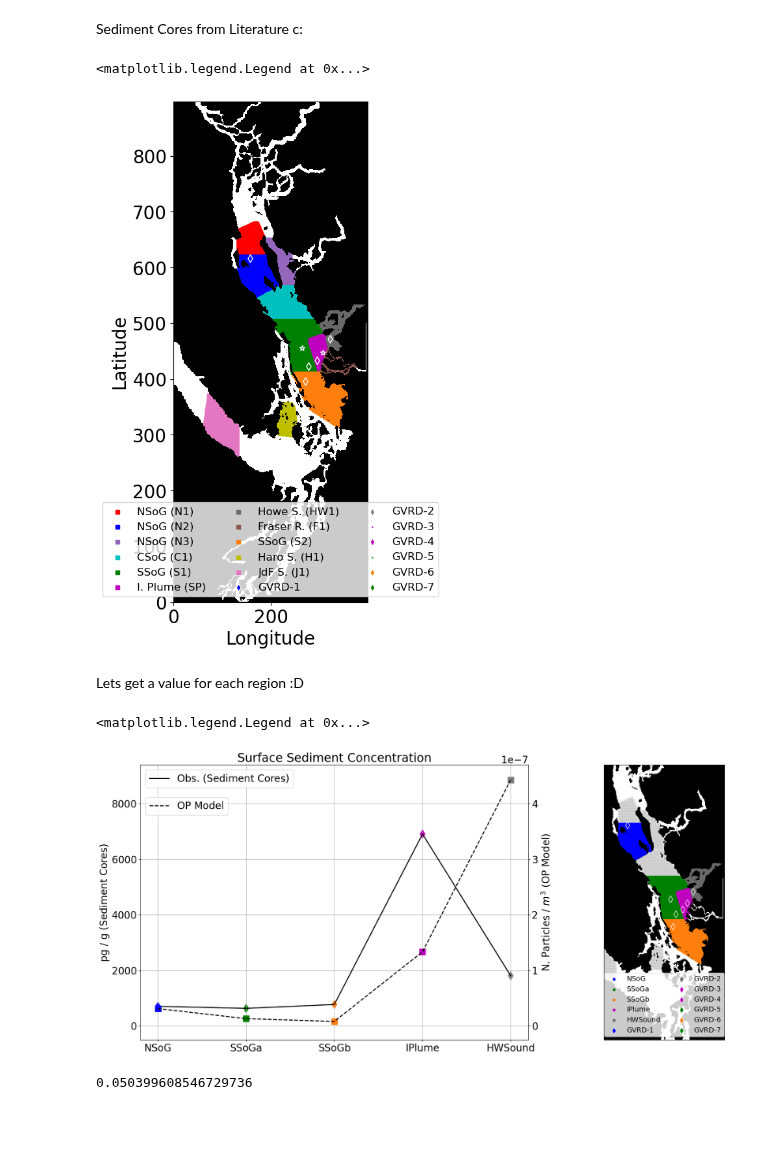
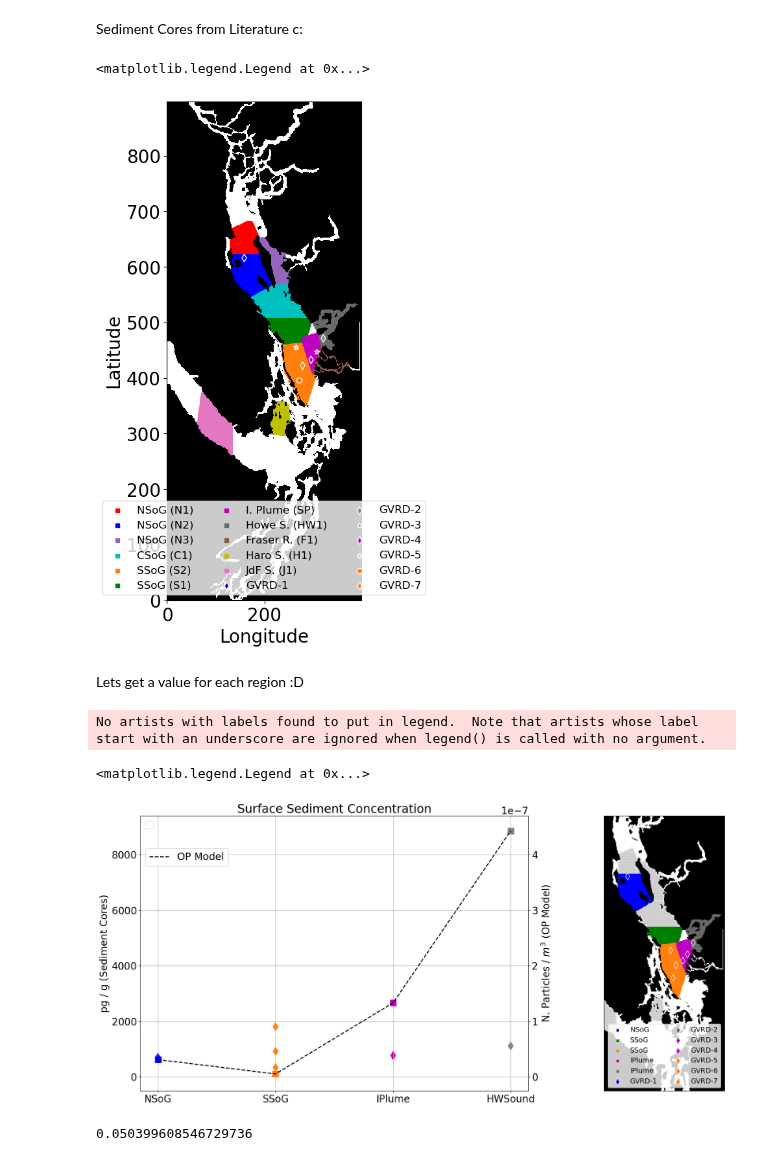
Before and after one commit to SalishSeaCast/analysis-vicente, a Jupyter notebook: Ocean_Parcels/PBDE_simulations/sediment_comparison.ipynb, the cells around one changed output. Drawn from its saved outputs; the diff is of its cells as text; code cells hidden in the pictures; blank space fills up the shorter version.

```diff
--- a/Ocean_Parcels/PBDE_simulations/sediment_comparison.ipynb
+++ b/Ocean_Parcels/PBDE_simulations/sediment_comparison.ipynb
@@ -28,7 +28,7 @@ values_cores = np.array([711, 1810, 12700, 1120, 927, 778, 347]) # pg / g
 lon_cores = (-1) * np.array([124 + (38.282/60), 123 + (18.517/60), 123 + (17.991/60), 123 + (18.718/60), 123 + (32.731/60), 123 + (18.812/60), 123 + (22.162/60)])
 lat_cores = np.array([49 + (35.515/60), 49 + (19.902/60), 49 + (12.467/60), 49 + (7.778/60), 49 + (9.877/60), 48 + (56.192/60), 49 + (3.340/60)])
 cores_labels = ['GVRD-1', 'GVRD-2', 'GVRD-3', 'GVRD-4', 'GVRD-5', 'GVRD-6', 'GVRD-7']
-cores_markers = ['d', 'd', '*', 'd', '*', 'd', 'd']
+cores_markers = ['d', 'd', '*', 'd', '*', 'o', 'd']
 #############################################################################################
 points_x_N1, points_y_N1 = Regions_functions_V2.points_x_N1, Regions_functions_V2.points_y_N1
 points_x_N2, points_y_N2 = Regions_functions_V2.points_x_N2, Regions_functions_V2.points_y_N2
@@ -56,36 +56,36 @@ coords = xr.open_dataset('/ocean/vvalenzuela/MOAD/grid/coordinates_seagrid_Salis
 mask = xr.open_dataset('/ocean/vvalenzuela/MOAD/grid2/mesh_mask202108_TDV.nc')
 bathy = xr.open_dataset('/ocean/vvalenzuela/MOAD/grid/bathymetry_202108.nc')
 colors = [(0, 0, 0, 1),  # Black for land (1)
           (0, 0, 0, 0)]  # Transparent for water (0)
 cmap = ListedColormap(colors)
 fig, ax = plt.subplots(figsize = (8,10))
 ax.scatter(points_x_N1, points_y_N1, c = colors_regions[0], s = 20, marker = 's', label=regions[0])
 ax.scatter(points_x_N2, points_y_N2, c = colors_regions[1],s = 20,  marker = 's', label=regions[1])
 ax.scatter(points_x_N3, points_y_N3, c = colors_regions[2],s = 20,  marker = 's', label=regions[2])
 ax.scatter(points_x_C1, points_y_C1, c = colors_regions[3],s = 20, marker = 's', label=regions[3])
+ax.scatter(points_x_S2, points_y_S2,c = colors_regions[8], s = 20 ,marker = 's', label=regions[8])
 ax.scatter(points_x_S1, points_y_S1, c = colors_regions[4],s = 20, marker = 's', label=regions[4])
 ax.scatter(points_x_SP, points_y_SP, c = colors_regions[5],s = 20, marker = 's', label=regions[5])
 ax.scatter(points_x_HW1, points_y_HW1,c = colors_regions[6], s = 20, marker = 's', label=regions[6])
 ax.scatter(points_x_F1, points_y_F1, c = colors_regions[7], s = 20, marker = 's',label=regions[7])
-ax.scatter(points_x_S2, points_y_S2,c = colors_regions[8], s = 20 ,marker = 's', label=regions[8])
 ax.scatter(points_x_H1, points_y_H1,c = colors_regions[9],s = 20,marker = 's', label=regions[9])
 ax.scatter(points_x_J1, points_y_J1, c = colors_regions[10],s = 20,marker = 's', label=regions[10])
 ax.pcolormesh(mask['tmask'][0][0], cmap = cmap)
 #
-color_cores = ['b', 'tab:gray', 'm','m', 'g','tab:orange', 'g']
+color_cores = ['b', 'tab:gray', 'm','m', 'tab:orange','tab:orange', 'tab:orange']
 for i in range(len(values_cores)):
     ax.scatter(x_obs[i], y_obs[i], marker = cores_markers[i], edgecolors='w', c = color_cores[i], label = cores_labels[i])
 #
 ax.set_ylabel('Latitude')
 ax.set_xlabel('Longitude')
 #
 f = 1.14
 ax.set_aspect(f)
 #
 ax.legend(loc = 'lower center', fontsize = 12, ncol = 3)
 # %% [output]
 <matplotlib.legend.Legend at 0x...>
-[figure, old version]
+[figure, new version]
 # %% [markdown]
 Lets get a value for each region :D
 # %%
@@ -169,14 +171,16 @@ OP_model = [NSoG_OP / volumes_regions[1], SSoGa_OP / volumes_regions[4], IPlume_
 # %%
 plt.rcParams.update({'font.size': 20})
 #
+r_model = ['NSoG', 'SSoG', 'IPlume', 'HWSound']
+c_model = ['b', 'tab:orange', 'm', 'tab:gray']
 fig, ax = plt.subplots(figsize = (14,10))
 #
-ax.plot(r_labels, obs, '-k', linewidth = 2, label = 'Obs. (Sediment Cores)')
+#ax.plot(r_labels, obs, '-k', linewidth = 2, label = 'Obs. (Sediment Cores)')
 ax.scatter(r_labels, obs, c = r_colors, marker = 'd', s = 150)
 axis = ax.twinx()
 #
-axis.plot(r_labels, OP_model, '--k', linewidth = 2, label = 'OP Model')
-axis.scatter(r_labels, OP_model, c = r_colors, marker = 's', s = 150)
+axis.plot(r_model, OP_model, '--k', linewidth = 2, label = 'OP Model')
+axis.scatter(r_model, OP_model, c = c_model, marker = 's', s = 150)
 #
 ax.legend(loc = 'upper left')
 axis.legend(loc = 'center left', bbox_to_anchor=(0, .85))
@@ -208,15 +212,16 @@ f = 1.14
 axins.set_aspect(f)
 
 #
-color_cores = ['b', 'dimgrey', 'm','m', 'g','tab:orange', 'g']
+color_cores = ['b', 'dimgrey', 'm','m', 'tab:orange','tab:orange', 'tab:orange']
 for i in range(len(values_cores)):
     axins.scatter(x_obs[i], y_obs[i], marker = 'd', edgecolors='w', s=100, c = color_cores[i], label = cores_labels[i])
 #
 axins.tick_params(which='both',bottom=False, top=False, left=False, right=False, labelbottom=False, labelleft=False)
 axins.legend(loc = 'lower center', fontsize = 14, ncol = 2)
 # %% [output]
-<matplotlib.legend.Legend at 0x...>
+No artists with labels found to put in legend.  Note that artists whose label start with an underscore are ignored when legend() is called with no argument.
+<matplotlib.legend.Legend at 0x...>
-[figure, old version]
+[figure, new version]
 # %%
 obsi = obs / np.sum(values_cores)
 OP_modeli = OP_model / np.sum(OP_model)
```
Also changed, not shown: parts of 8 cells of this notebook, 3 other files.
